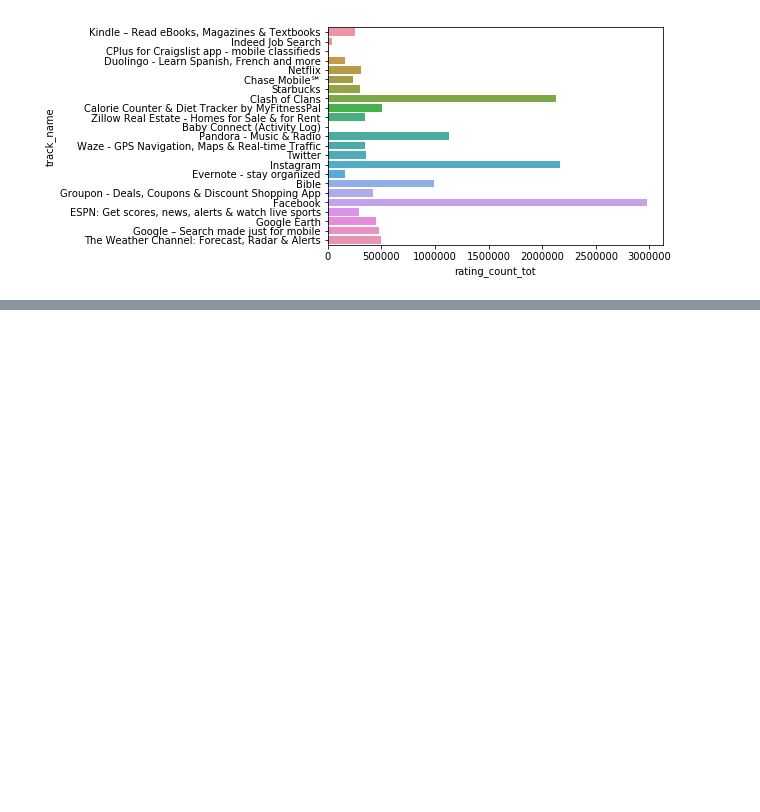
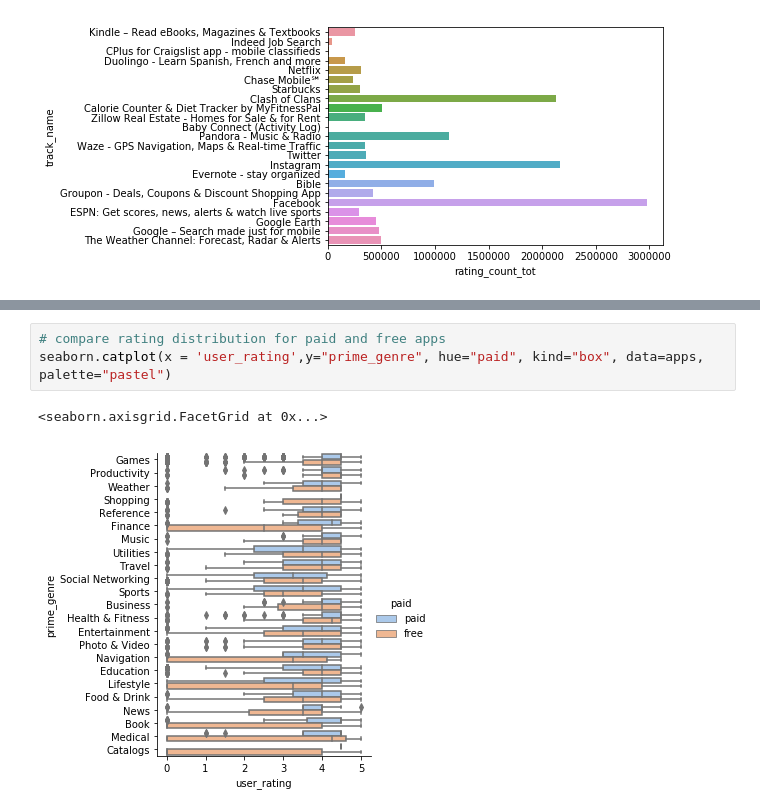
Before and after one commit to nanli-7/app-store-apple-data, a Jupyter notebook: apple-store-apps.ipynb, the cells around one changed output, grey strips where cells are left out. Saved outputs shown, nothing was run; the diff lists cells and outputs as text; blank space fills up the shorter version.

```diff
--- a/apple-store-apps.ipynb
+++ b/apple-store-apps.ipynb
@@ -216,0 +268,6 @@ seaborn.barplot(y="track_name", x="rating_count_tot", data=top_apps)
+# %%
+# compare rating distribution for paid and free apps
+seaborn.catplot(x = 'user_rating',y="prime_genre", hue="paid", kind="box", data=apps, palette="pastel")
+# %% [output]
+<seaborn.axisgrid.FacetGrid at 0x...>
+[figure, added]
```
Also changed, not shown: parts of 22 cells of this notebook.
